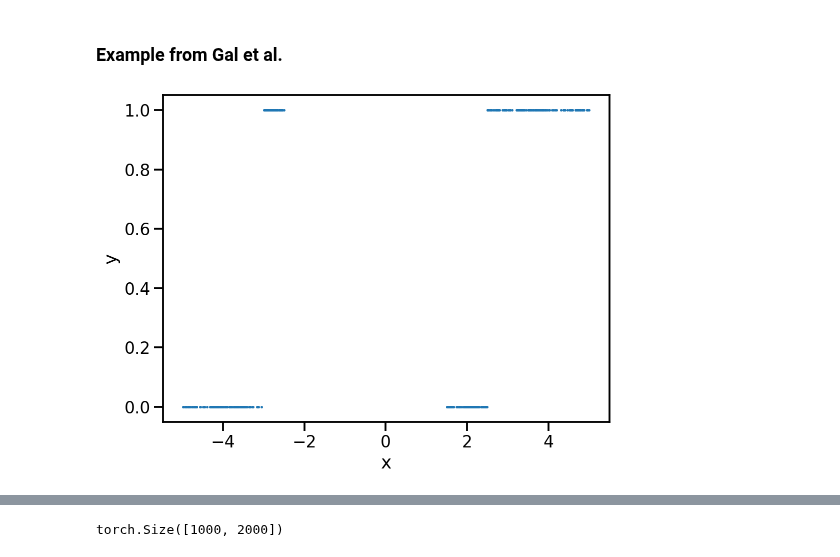
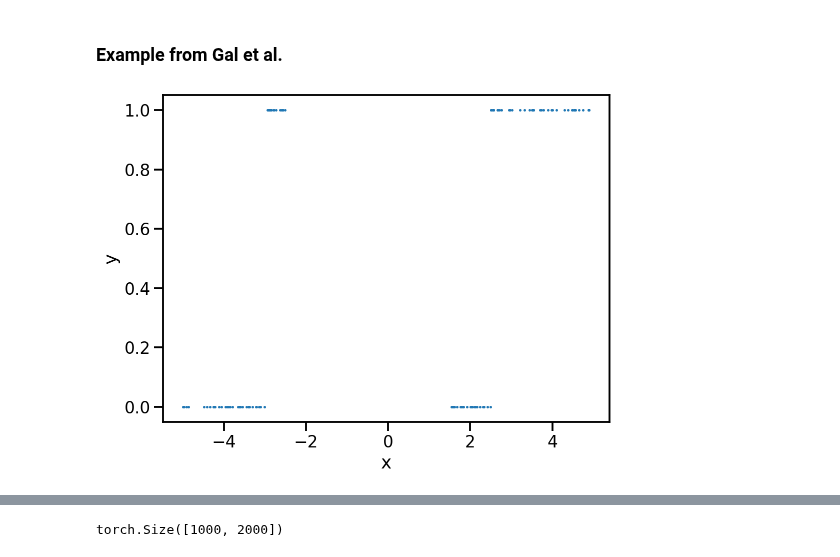
Before and after one commit to patel-zeel/nbblog, a Jupyter notebook: posts/2022-May-26-BALD.ipynb, the cells around one changed output, grey strips where cells are left out. Cells and saved outputs as stored; diff of their text form; code cells hidden in the pictures.

```diff
--- a/posts/2022-May-26-BALD.ipynb
+++ b/posts/2022-May-26-BALD.ipynb
@@ -85,35 +85,35 @@ mutual_information(pt1), mutual_information(pt2), mutual_information(pt3)
 # Training data
 
 # Between -5 and -3, y = 0, and we have n1 = 100
 # Between -3 and -2, y = 1, and we have n2 = 50
 # Between 1 and 2.5, y = 0, and we have n3 = 75
 # Between 2.5 and 5, y = 1, and we have n4 = 125
 
-fac = 10
+fac = 30
 # Generate data
 n1 = 1000//fac
 n2 = 500//fac
 n3 = 750//fac
 n4 = 1250//fac
 
 x1 = dist.Uniform(-5, -3).sample((n1,))
 x2 = dist.Uniform(-3, -2.5).sample((n2,))
 x3 = dist.Uniform(1.5, 2.5).sample((n3,))
 x4 = dist.Uniform(2.5, 5).sample((n4,))
 
 x = torch.cat([x1, x2, x3, x4])
 y = torch.cat([torch.zeros(n1), torch.ones(n2), torch.zeros(n3), torch.ones(n4)])
 
 plt.figure(figsize=(8, 6))
 plt.scatter(x, y, s=1)
 plt.xlabel("x")
 plt.ylabel("y")
 
 # Move to GPU
 x = x.cuda()
 y = y.cuda()
 # %% [output]
-[figure, old version]
+[figure, new version]
 # %%
 # Simple MLP with 4 layers and dropout in between
 import torch.functional as F
```
Also changed, not shown: parts of 6 cells of this notebook, 1 other file.
